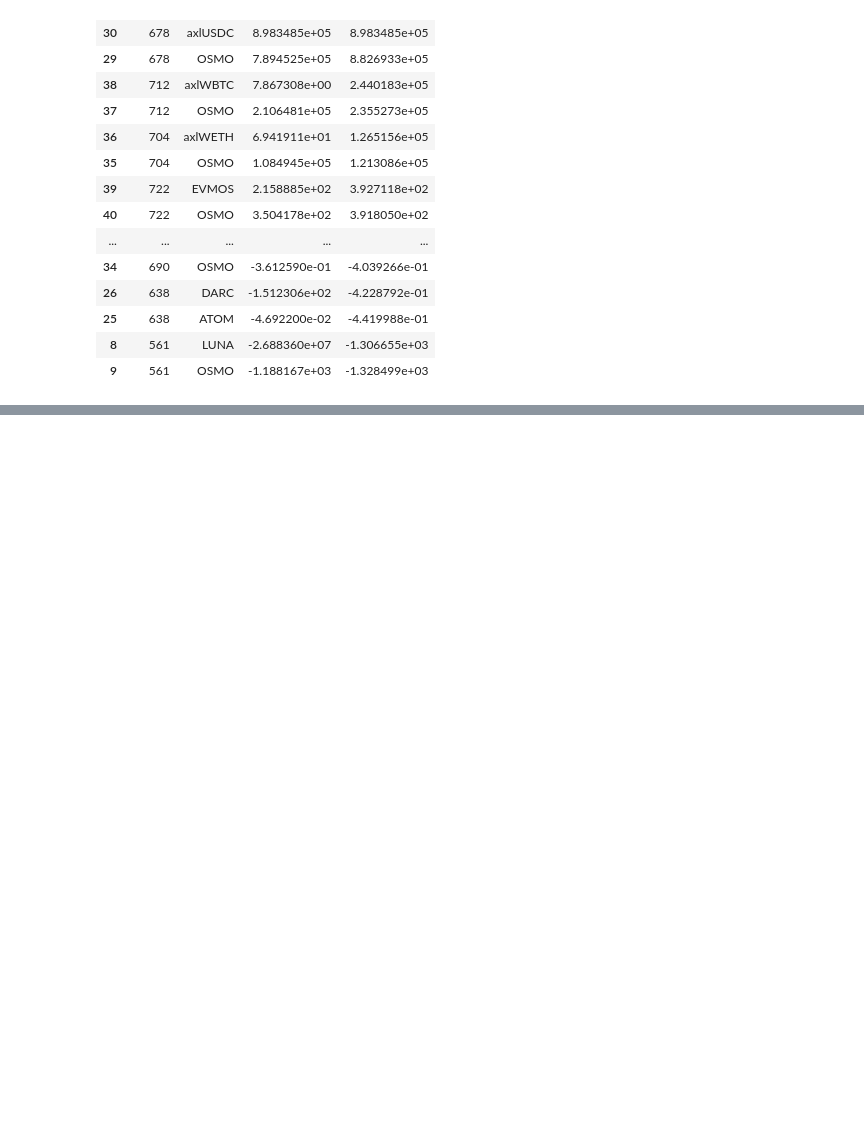
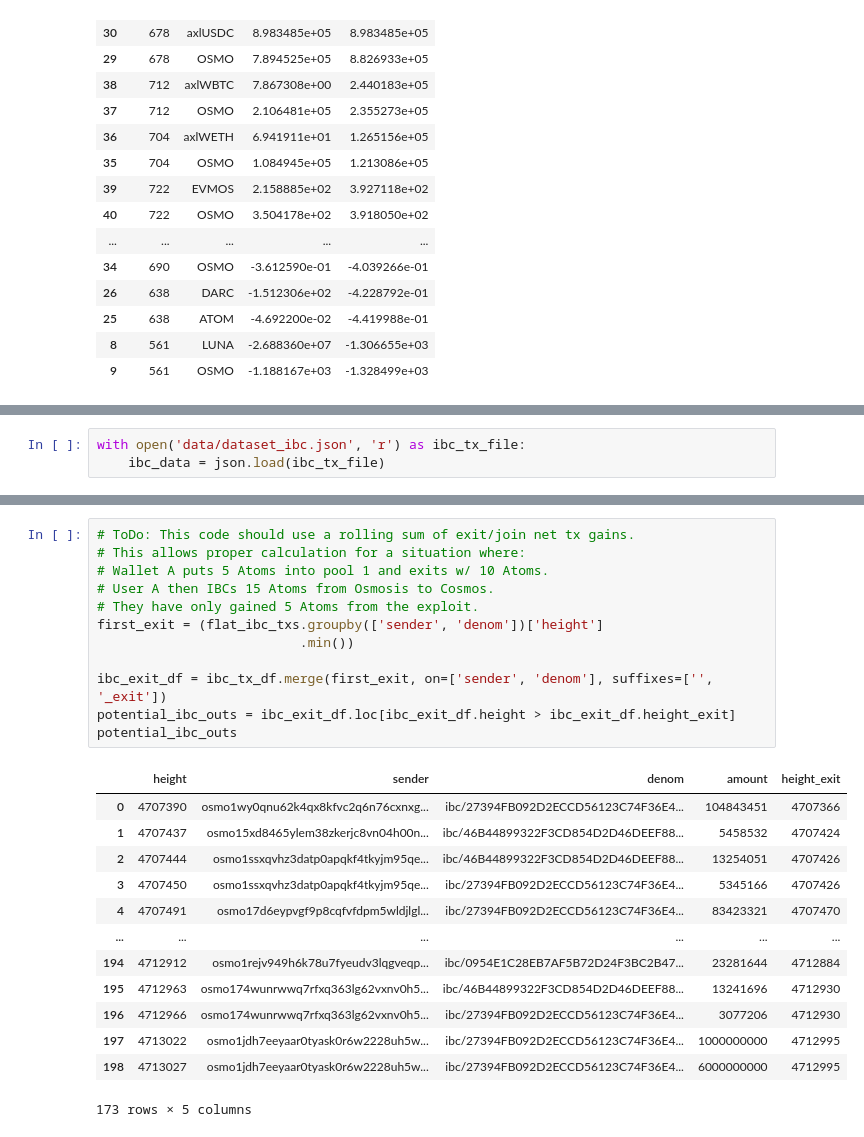
Before and after one commit to HathorNodes/osmosis_nitrogen_assessment, a Jupyter notebook: Osmosis Exploit Analysis.ipynb, the cells around one changed output, grey strips where cells are left out. Saved outputs shown, nothing was run; the diff lists cells and outputs as text; blank space fills up the shorter version.

```diff
--- a/Osmosis Exploit Analysis.ipynb
+++ b/Osmosis Exploit Analysis.ipynb
@@ -568,0 +438,3 @@ agg_exit_tokens
+# %%
+with open('data/dataset_ibc.json', 'r') as ibc_tx_file:
+    ibc_data = json.load(ibc_tx_file)
@@ -568,0 +481,26 @@ agg_exit_tokens
+# %%
+# ToDo: This code should use a rolling sum of exit/join net tx gains.
+# This allows proper calculation for a situation where:
+# Wallet A puts 5 Atoms into pool 1 and exits w/ 10 Atoms.
+# User A then IBCs 15 Atoms from Osmosis to Cosmos.
+# They have only gained 5 Atoms from the exploit.
+first_exit = (flat_ibc_txs.groupby(['sender', 'denom'])['height']
+                          .min())
+
+ibc_exit_df = ibc_tx_df.merge(first_exit, on=['sender', 'denom'], suffixes=['', '_exit'])
+potential_ibc_outs = ibc_exit_df.loc[ibc_exit_df.height > ibc_exit_df.height_exit]
+potential_ibc_outs
+# %% [output]
+|  | height | sender | denom | amount | height_exit |
+| 0 | 4707390 | osmo1wy0qnu62k4qx8kfvc2q6n76cxnxg... | ibc/27394FB092D2ECCD56123C74F36E4... | 104843451 | 4707366 |
+| 1 | 4707437 | osmo15xd8465ylem38zkerjc8vn04h00n... | ibc/46B44899322F3CD854D2D46DEEF88... | 5458532 | 4707424 |
+| 2 | 4707444 | osmo1ssxqvhz3datp0apqkf4tkyjm95qe... | ibc/46B44899322F3CD854D2D46DEEF88... | 13254051 | 4707426 |
+| 3 | 4707450 | osmo1ssxqvhz3datp0apqkf4tkyjm95qe... | ibc/27394FB092D2ECCD56123C74F36E4... | 5345166 | 4707426 |
+| 4 | 4707491 | osmo17d6eypvgf9p8cqfvfdpm5wldjlgl... | ibc/27394FB092D2ECCD56123C74F36E4... | 83423321 | 4707470 |
+| ... | ... | ... | ... | ... | ... |
+| 194 | 4712912 | osmo1rejv949h6k78u7fyeudv3lqgveqp... | ibc/0954E1C28EB7AF5B72D24F3BC2B47... | 23281644 | 4712884 |
+| 195 | 4712963 | osmo174wunrwwq7rfxq363lg62vxnv0h5... | ibc/46B44899322F3CD854D2D46DEEF88... | 13241696 | 4712930 |
+| 196 | 4712966 | osmo174wunrwwq7rfxq363lg62vxnv0h5... | ibc/27394FB092D2ECCD56123C74F36E4... | 3077206 | 4712930 |
+| 197 | 4713022 | osmo1jdh7eeyaar0tyask0r6w2228uh5w... | ibc/27394FB092D2ECCD56123C74F36E4... | 1000000000 | 4712995 |
+| 198 | 4713027 | osmo1jdh7eeyaar0tyask0r6w2228uh5w... | ibc/27394FB092D2ECCD56123C74F36E4... | 6000000000 | 4712995 |
+173 rows × 5 columns
```
Also changed, not shown: parts of 28 cells of this notebook, 5 other files.
